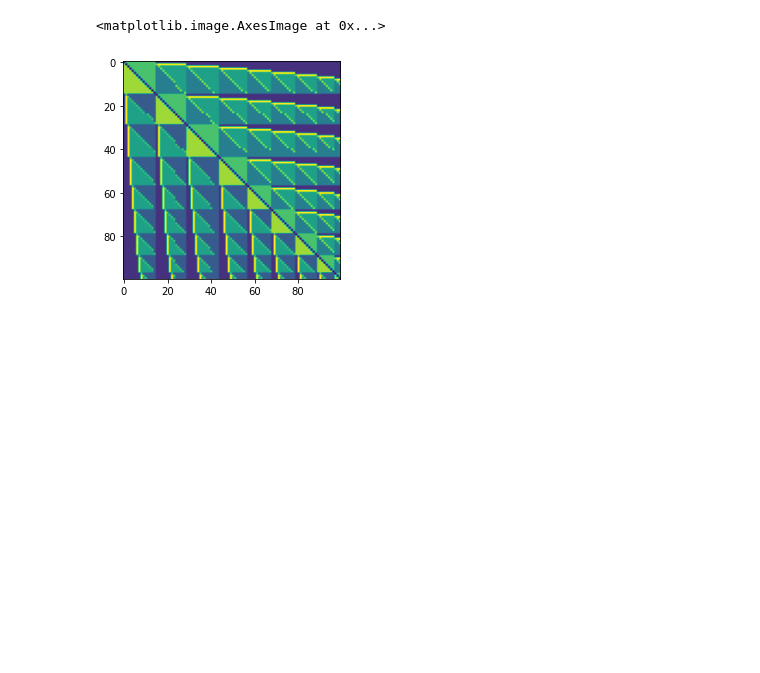
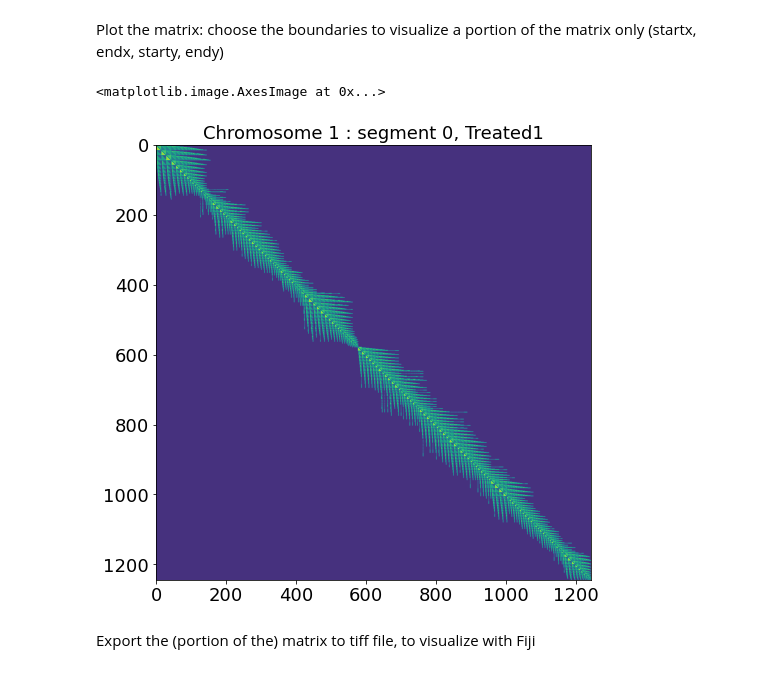
Before and after one commit to barbaroo/genome_topology, a Jupyter notebook: Hi-C map analysis/Plot_matrix.ipynb, the cells around one changed output. Saved outputs shown, nothing was run; the diff lists cells and outputs as text; code cells hidden in the pictures; blank space fills up the shorter version.

Commit message:
comment in Plot_matrix.ipynb

```diff
--- a/Hi-C map analysis/Plot_matrix.ipynb
+++ b/Hi-C map analysis/Plot_matrix.ipynb
@@ -63,9 +36,12 @@ def read_topology_matrix(file):
 # %%
 resolution = '160'
+chrom = '1'
+sample = 'Treated1'
 thresh = 0.99
+chosen_segment = 0
 n_segments=8
 path_matrices = f'results counts/matrices/local matrices/{resolution}/{n_segments} segments'
 samples = ['Control1', 'Control2', 'Treated1', 'Treated2']
 
-chromosomes = [str(t) for t in range(1,23)]
-chromosomes.append('X')
+#Read matrix
+matrix = read_topology_matrix(f'{path_matrices}/{chrom}_{sample}_{chosen_segment}.feather')
@@ -76,8 +48,20 @@ t = 0
-# %%
-matrix = read_topology_matrix(f'{path_matrices}/{chrom}_{sample}_{t}.feather')
+# %% [markdown]
+Plot the matrix: choose the boundaries to visualize a portion of the matrix only (startx, endx, starty, endy)
 # %%
-plt.imshow(matrix[:100, :100])
+plt.figure(figsize = (10, 8))
+set_layout(18, 18, 18)
+plt.title(f'Chromosome {chrom} : segment {chosen_segment}, {sample}')
+len_matrix = len(matrix)
+
+startx = 0
+endx = len_matrix
+starty = 0
+endy = len_matrix
+
+plt.imshow(matrix[startx: endx, starty: endy])
 # %% [output]
 <matplotlib.image.AxesImage at 0x...>
-[figure, old version]
+[figure, new version]
+# %% [markdown]
+Export the (portion of the) matrix to tiff file, to visualize with Fiji
 # %%
```
Also changed, not shown: parts of 5 cells of this notebook.
